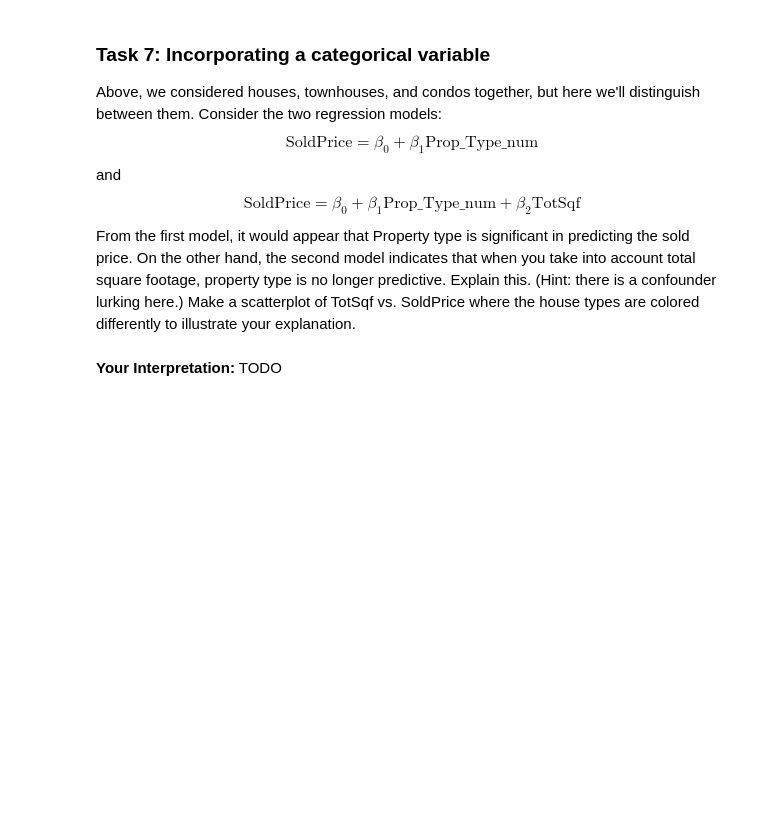
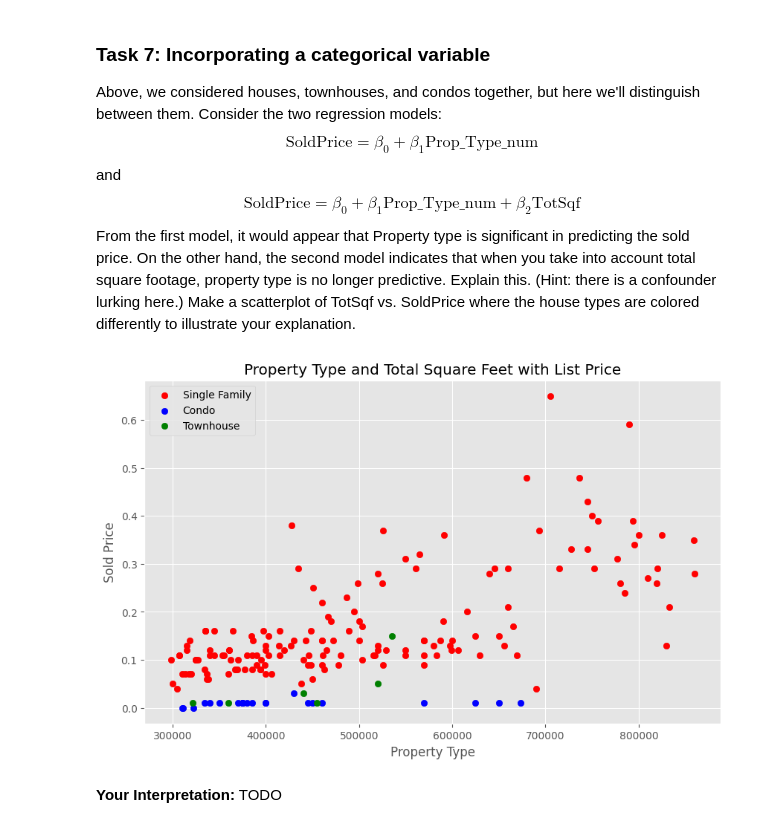
Before and after one commit to logancorrea/Intro-to-Data-Science, a Jupyter notebook: Homework/HW05/HW5.ipynb, the cells around one changed output. Drawn from its saved outputs; the diff is of its cells as text; code cells hidden in the pictures; blank space fills up the shorter version.

```diff
--- a/Homework/HW05/HW5.ipynb
+++ b/Homework/HW05/HW5.ipynb
@@ -384,2 +398,21 @@ From the first model, it would appear that Property type is significant in predi
+# %%
+# Filter by property type
+single_fam = house_clean[house_clean["Prop_Type_num"] == 0]
+condo = house_clean[house_clean["Prop_Type_num"] == 1]
+townhouse = house_clean[house_clean["Prop_Type_num"] == 2]
+
+# plot scatter plot
+plt.scatter(single_fam['SoldPrice'], single_fam['TotSqf'], c="red", label='Single Family')
+plt.scatter(condo['SoldPrice'], condo['TotSqf'], c="blue", label='Condo')
+plt.scatter(townhouse['SoldPrice'], townhouse['TotSqf'], c="green", label='Townhouse')
+plt.title('Property Type and Total Square Feet with List Price')
+plt.xlabel('Property Type')
+plt.ylabel('Sold Price')
+plt.legend()
+plt.grid(True)
+
+plt.show()
+# %% [output]
+[figure, added]
 # %% [markdown]
 **Your Interpretation:** TODO
```
Also changed, not shown: parts of 3 cells of this notebook.
